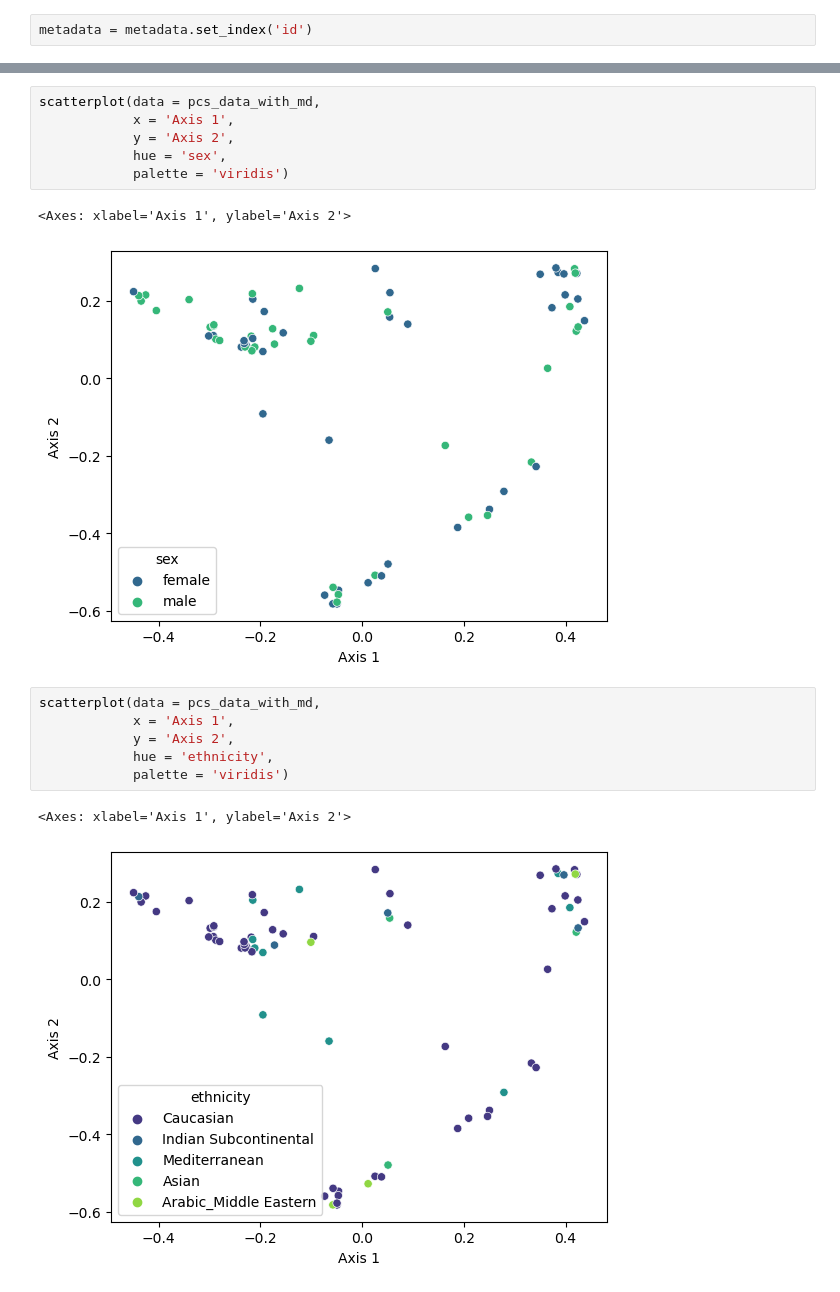
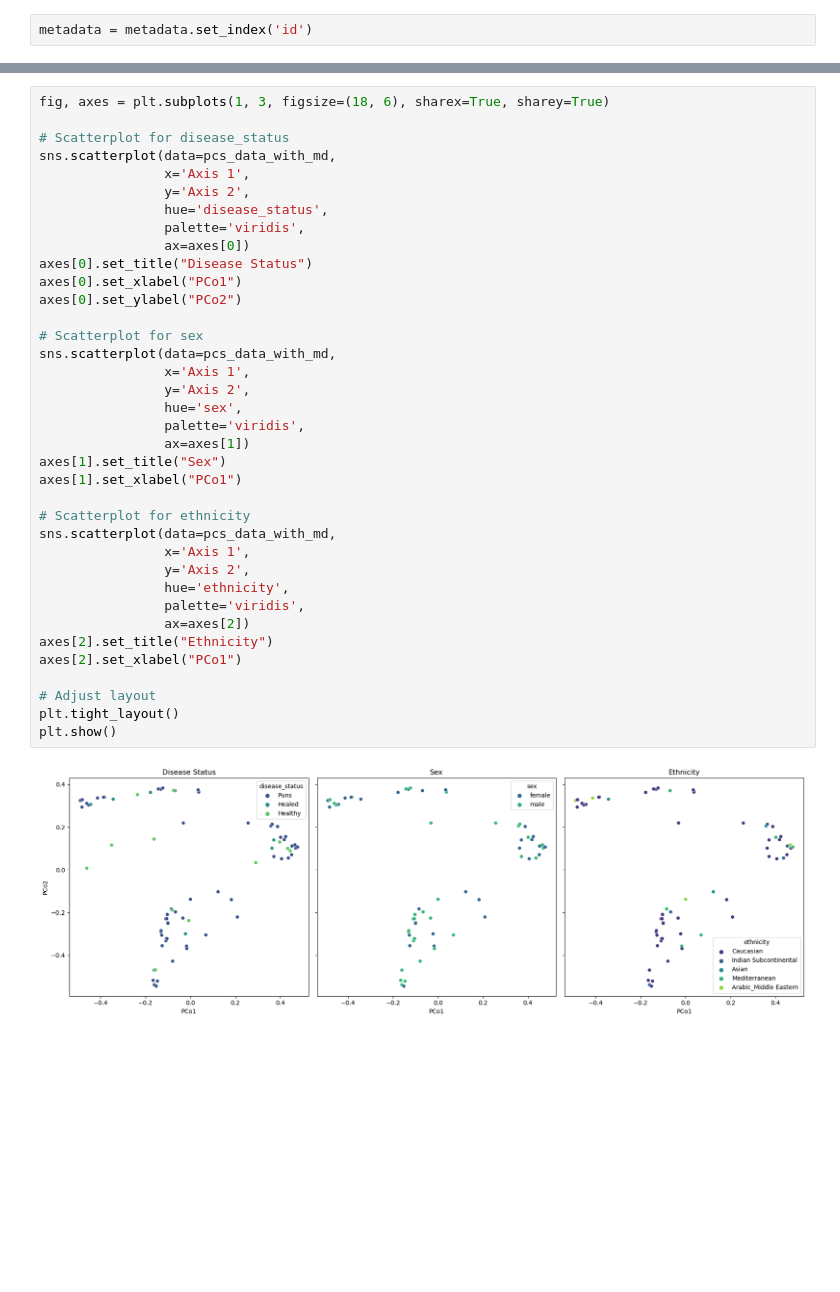
Before and after one commit to marie3003/pundemic, a Jupyter notebook: w6_beta_diversity.ipynb, the cells around one changed output, grey strips where cells are left out. Cells and saved outputs as stored; diff of their text form; blank space fills up the shorter version.

Commit message:
added pcoa plots for jaccard

```diff
--- a/w6_beta_diversity.ipynb
+++ b/w6_beta_diversity.ipynb
@@ -246,18 +239,39 @@ scatterplot(data = pcs_data_with_md,
-# %%
-scatterplot(data = pcs_data_with_md,
-            x = 'Axis 1',
-            y = 'Axis 2',
-            hue = 'sex',
-            palette = 'viridis')
-# %% [output]
-<Axes: xlabel='Axis 1', ylabel='Axis 2'>
-[figure, removed]
-# %%
-scatterplot(data = pcs_data_with_md,
-            x = 'Axis 1',
-            y = 'Axis 2',
-            hue = 'ethnicity',
-            palette = 'viridis')
-# %% [output]
-<Axes: xlabel='Axis 1', ylabel='Axis 2'>
-[figure, removed]
+# %%
+fig, axes = plt.subplots(1, 3, figsize=(18, 6), sharex=True, sharey=True)
+
+# Scatterplot for disease_status
+sns.scatterplot(data=pcs_data_with_md,
+                x='Axis 1',
+                y='Axis 2',
+                hue='disease_status',
+                palette='viridis',
+                ax=axes[0])
+axes[0].set_title("Disease Status")
+axes[0].set_xlabel("PCo1")
+axes[0].set_ylabel("PCo2")
+
+# Scatterplot for sex
+sns.scatterplot(data=pcs_data_with_md,
+                x='Axis 1',
+                y='Axis 2',
+                hue='sex',
+                palette='viridis',
+                ax=axes[1])
+axes[1].set_title("Sex")
+axes[1].set_xlabel("PCo1")
+
+# Scatterplot for ethnicity
+sns.scatterplot(data=pcs_data_with_md,
+                x='Axis 1',
+                y='Axis 2',
+                hue='ethnicity',
+                palette='viridis',
+                ax=axes[2])
+axes[2].set_title("Ethnicity")
+axes[2].set_xlabel("PCo1")
+
+# Adjust layout
+plt.tight_layout()
+plt.show()
+# %% [output]
+[figure, added]
```
Also changed, not shown: parts of 7 cells of this notebook.
